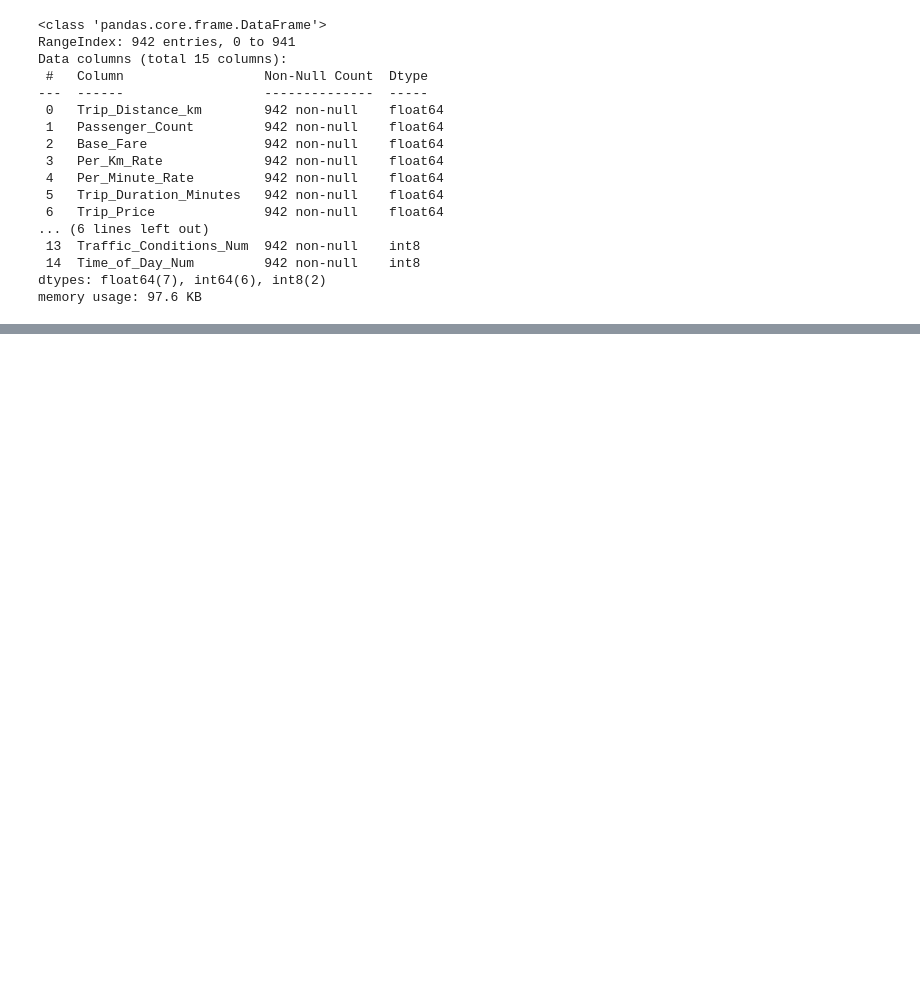
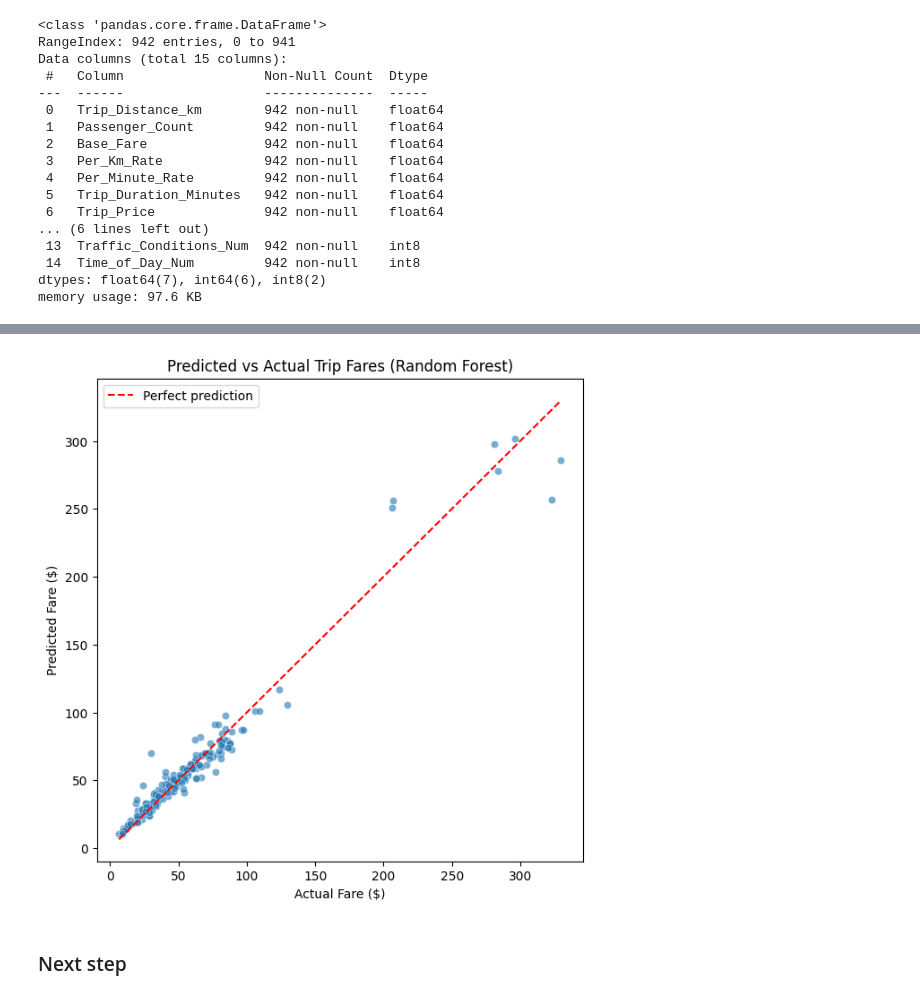
Before and after one commit to SusannaR11/taxipred-prediction-fullstack-SUSANNA-ROKKA-OPA24, a Jupyter notebook: explorations/4c_model_training.ipynb, the cells around one changed output, grey strips where cells are left out. Drawn from its saved outputs; the diff is of its cells as text; code cells hidden in the pictures; blank space fills up the shorter version.

```diff
--- a/explorations/4c_model_training.ipynb
+++ b/explorations/4c_model_training.ipynb
@@ -200,0 +288,14 @@ memory usage: 97.6 KB
+# %%
+# scatterplot
+plt.figure(figsize=(7,7))
+sns.scatterplot(x=y_test, y=pred, alpha=0.6)
+plt.plot([y_test.min(), y_test.max()], [y_test.min(), y_test.max()],
+         color="red", linestyle="--", label="Perfect prediction")
+
+plt.xlabel("Actual Fare ($)")
+plt.ylabel("Predicted Fare ($)")
+plt.title("Predicted vs Actual Trip Fares (Random Forest)")
+plt.legend()
+plt.show()
+# %% [output]
+[figure, added]
@@ -200,0 +305,2 @@ memory usage: 97.6 KB
+# %% [markdown]
+### Next step
```
Also changed, not shown: parts of 15 cells of this notebook.
